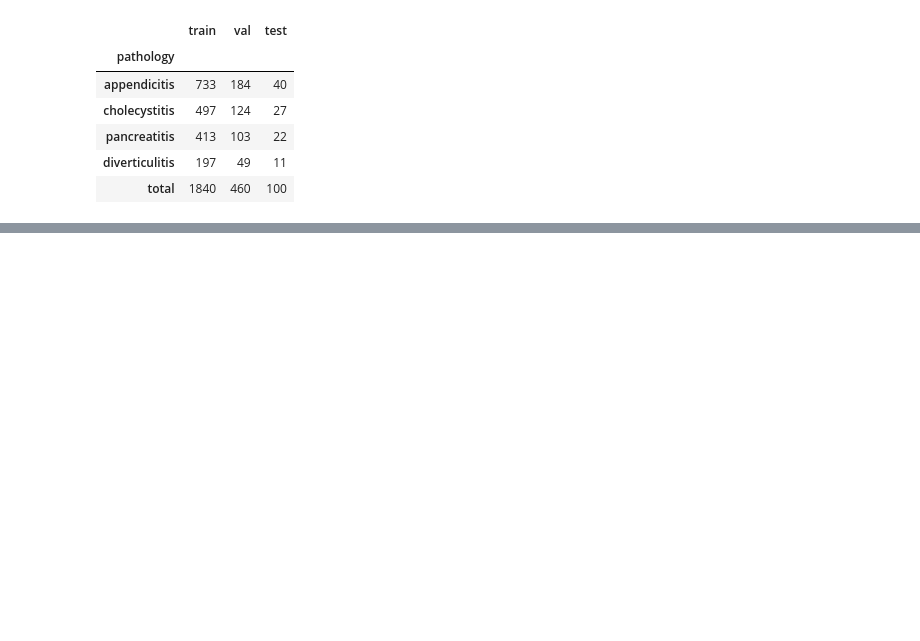
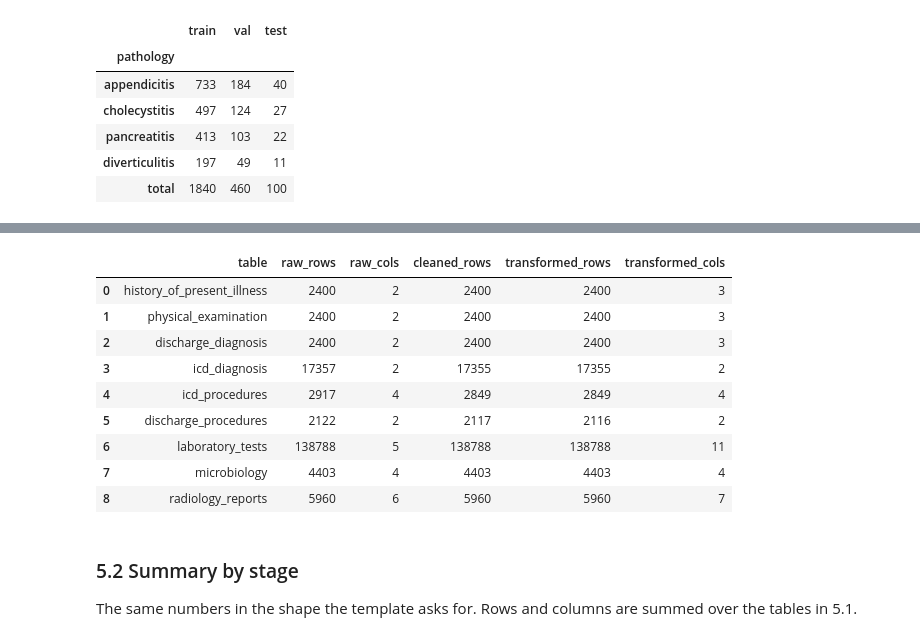
Before and after one commit to Akashkumarsenthil/Clinical-Discharge-Treatment-Plan-Verification, a Jupyter notebook: notebooks/data_pipeline_demo.ipynb, the cells around one changed output, grey strips where cells are left out. Cells and saved outputs as stored; diff of their text form; code cells hidden in the pictures; blank space fills up the shorter version.

```diff
--- a/notebooks/data_pipeline_demo.ipynb
+++ b/notebooks/data_pipeline_demo.ipynb
@@ -697,0 +711,29 @@ Saved: data/splits/ext_cdm_splits_v2.json
+# %%
+# One row per table: size as downloaded (raw), after duplicate removal (cleaned), and after the transform step.
+stage_by_table = pd.DataFrame([
+    {
+        "table": name,
+        "raw_rows": len(tables[name]),
+        "raw_cols": tables[name].shape[1],
+        "cleaned_rows": len(cleaned[name]),
+        "transformed_rows": len(transformed[name]),
+        "transformed_cols": transformed[name].shape[1],
+    }
+    for name in tables
+])
+stage_by_table
+# %% [output]
+|  | table | raw_rows | raw_cols | cleaned_rows | transformed_rows | transformed_cols |
+| 0 | history_of_present_illness | 2400 | 2 | 2400 | 2400 | 3 |
+| 1 | physical_examination | 2400 | 2 | 2400 | 2400 | 3 |
+| 2 | discharge_diagnosis | 2400 | 2 | 2400 | 2400 | 3 |
+| 3 | icd_diagnosis | 17357 | 2 | 17355 | 17355 | 2 |
+| 4 | icd_procedures | 2917 | 4 | 2849 | 2849 | 4 |
+| 5 | discharge_procedures | 2122 | 2 | 2117 | 2116 | 2 |
+| 6 | laboratory_tests | 138788 | 5 | 138788 | 138788 | 11 |
+| 7 | microbiology | 4403 | 4 | 4403 | 4403 | 4 |
+| 8 | radiology_reports | 5960 | 6 | 5960 | 5960 | 7 |
+# %% [markdown]
+### 5.2 Summary by stage
+
+The same numbers in the shape the template asks for. Rows and columns are summed over the tables in 5.1.
```
Also changed, not shown: parts of 28 cells of this notebook, 2 other files.
